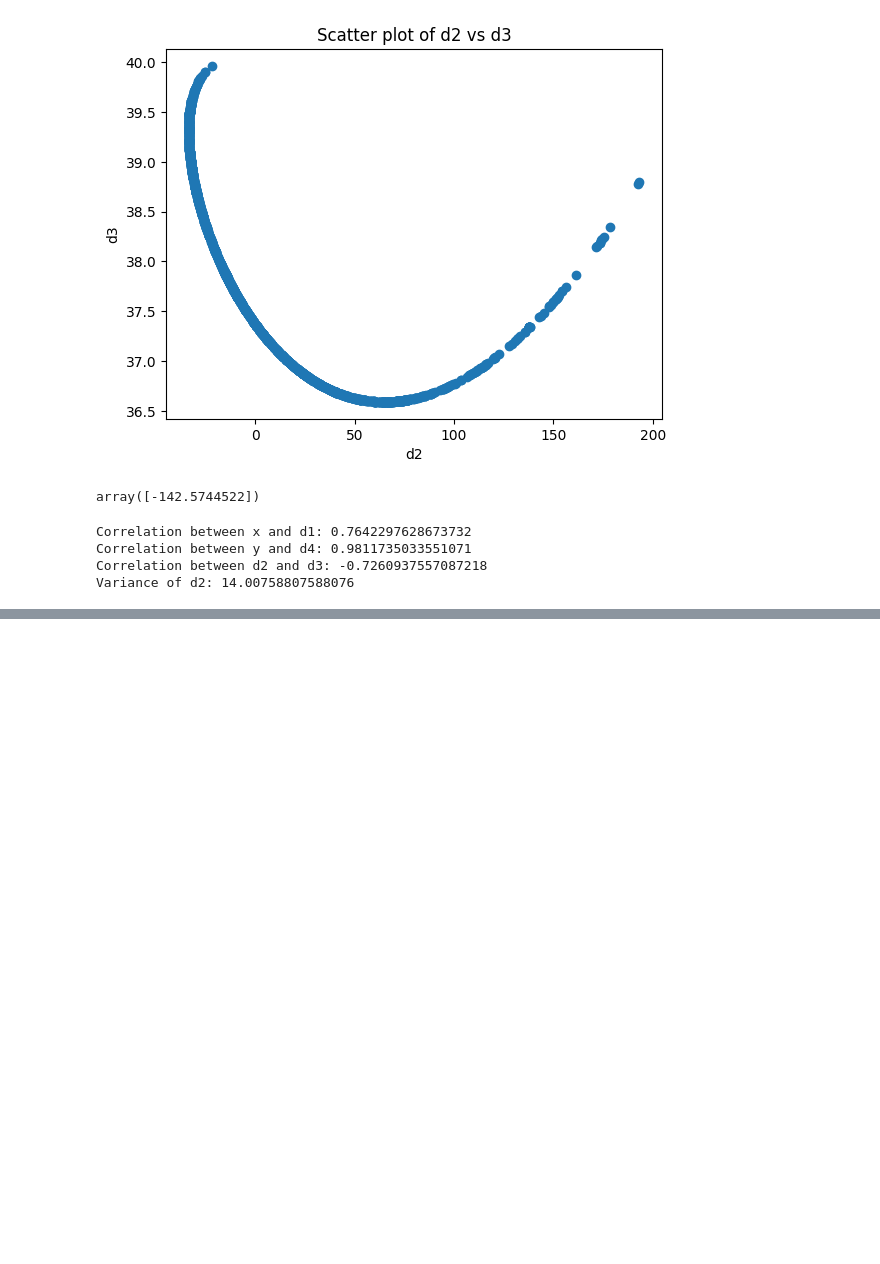
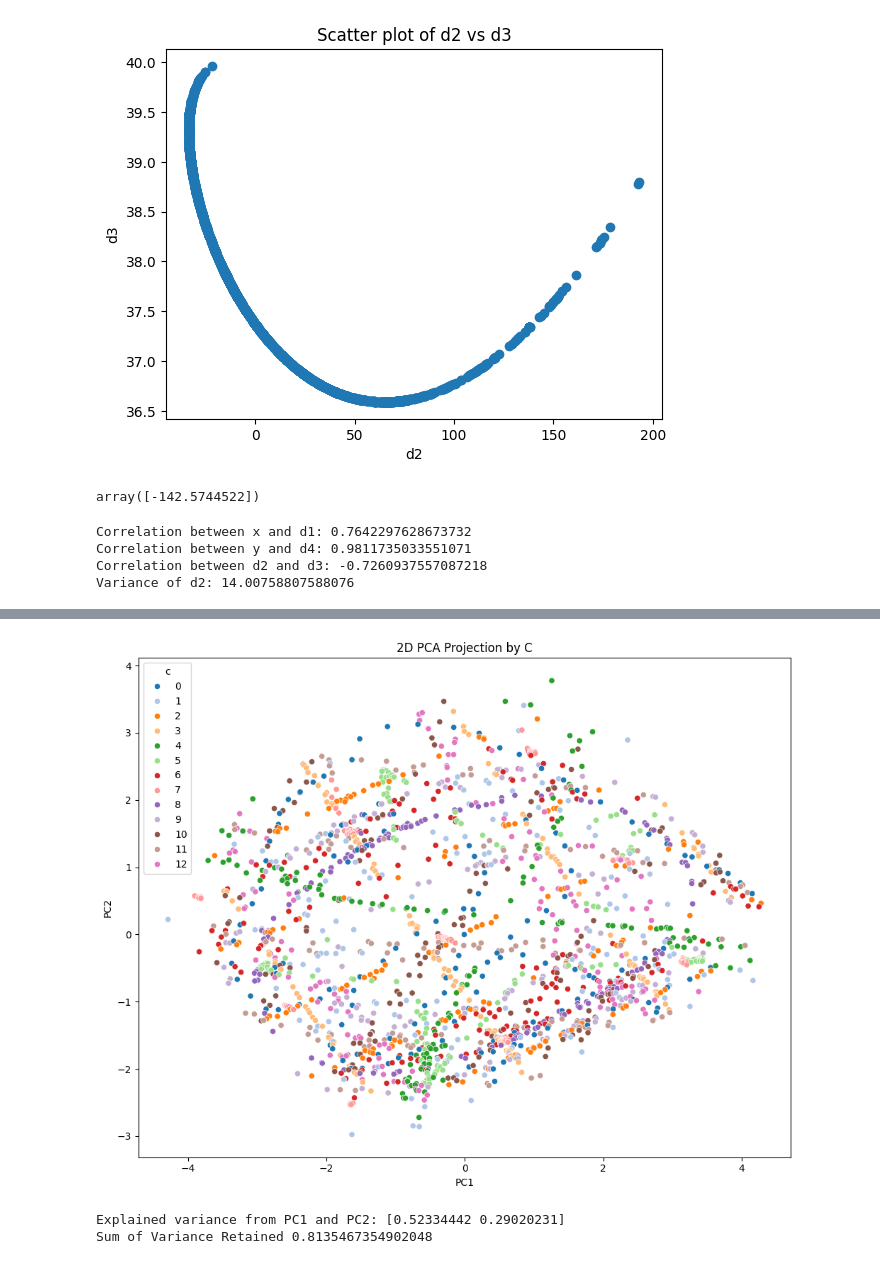
Before and after one commit to odehamer/cs577_assignment4, a Jupyter notebook: assignment4-2.ipynb, the cells around one changed output, grey strips where cells are left out. Saved outputs shown, nothing was run; the diff lists cells and outputs as text; code cells hidden in the pictures; blank space fills up the shorter version.

```diff
--- a/assignment4-2.ipynb
+++ b/assignment4-2.ipynb
@@ -169,0 +234,35 @@ Variance of d2: 14.00758807588076
+# %%
+# visually seperable? (linear)
+
+# drop column c, keep other features, y has column names
+from sklearn.decomposition import PCA
+from sklearn.discriminant_analysis import StandardScaler
+
+
+feautures = data_df.drop(columns=['c'])
+
+# make sure nothing is distorted
+scaler = StandardScaler()
+features_scaled = scaler.fit_transform(feautures)
+
+pca = PCA(n_components=2, random_state=42)
+X_pca = pca.fit_transform(features_scaled)
+
+
+plt.figure(figsize=(10, 8))
+sns.scatterplot(x=X_pca[:, 0], y=X_pca[:, 1], hue=y, palette='tab20')
+
+plt.title("2D PCA Projection by C")
+plt.xlabel("PC1")
+plt.ylabel("PC2")
+plt.legend(title="c", loc="upper left")
+
+plt.tight_layout()
+plt.show()
+
+print("Explained variance from PC1 and PC2:", pca.explained_variance_ratio_)
+print("Sum of Variance Retained", pca.explained_variance_ratio_.sum())
+# %% [output]
+[figure, added]
+Explained variance from PC1 and PC2: [0.52334442 0.29020231]
+Sum of Variance Retained 0.8135467354902048
```
Also changed, not shown: parts of 7 cells of this notebook.
